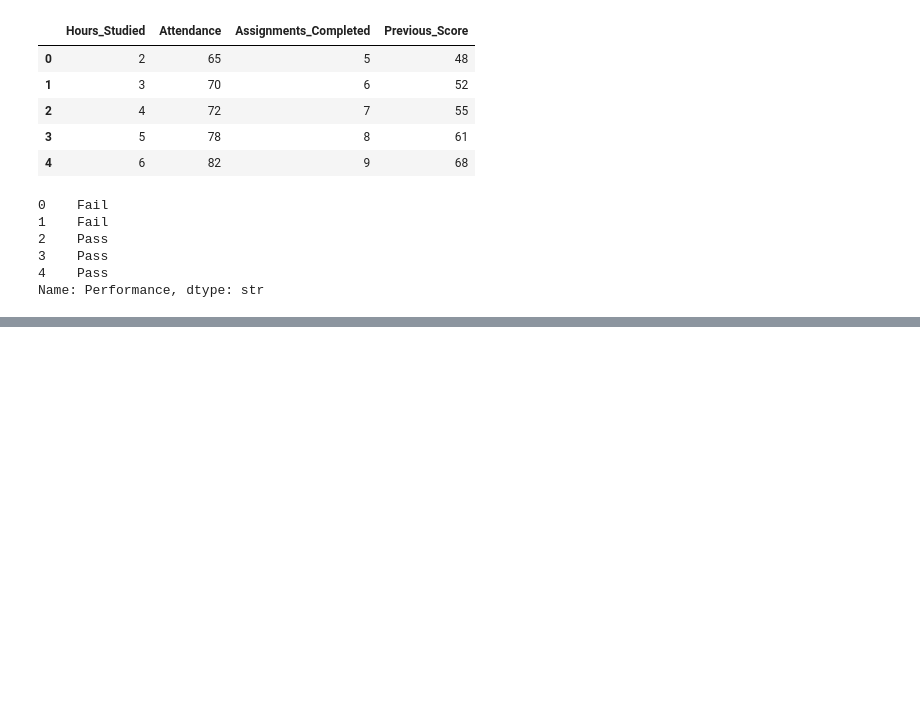
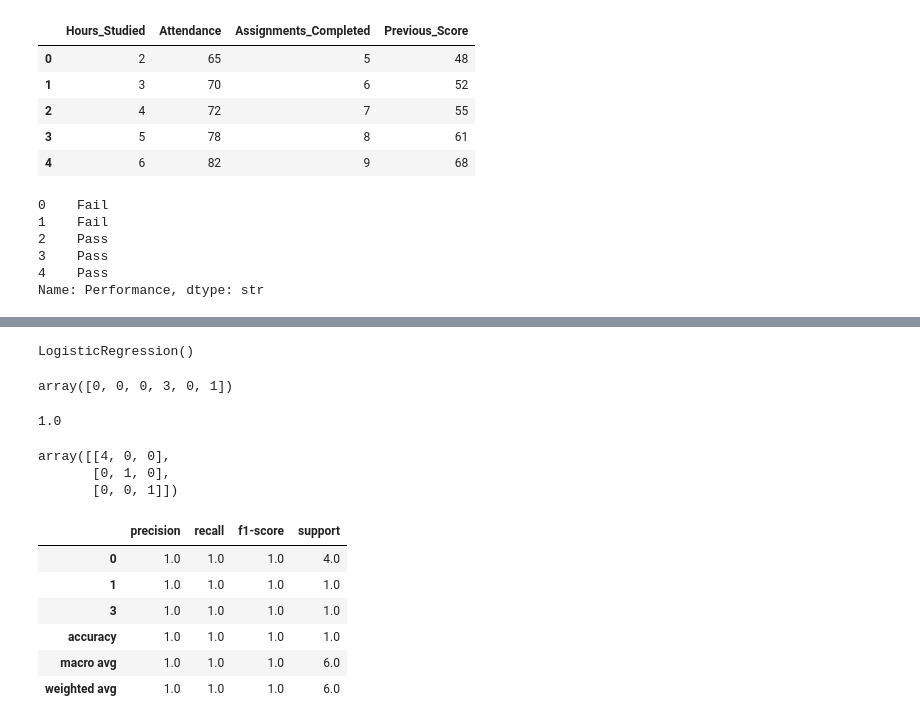
Before and after one commit to data-spice/AI_LESSON, a Jupyter notebook: lessons/label_encoding/label_enclssn.ipynb, the cells around one changed output, grey strips where cells are left out. Drawn from its saved outputs; the diff is of its cells as text; code cells hidden in the pictures; blank space fills up the shorter version.

Commit message:
Added a robust encoder in the lessons

```diff
--- a/lessons/label_encoding/label_enclssn.ipynb
+++ b/lessons/label_encoding/label_enclssn.ipynb
@@ -56,0 +114,5 @@ Name: Performance, dtype: str
+# %%
+encoder=LabelEncoder()
+
+y_train=encoder.fit_transform(y_train)
+y_test=encoder.transform(y_test)
@@ -56,0 +121,38 @@ Name: Performance, dtype: str
+# %%
+model=LogisticRegression()
+# %%
+model.fit(X_train_transformed,y_train)
+# %% [output]
+LogisticRegression()
+# %%
+y_pred=model.predict(X_test_transformed)
+y_pred
+# %% [output]
+array([0, 0, 0, 3, 0, 1])
+# %%
+from sklearn.metrics import accuracy_score
+accuracy=accuracy_score(y_pred,y_test)
+accuracy
+# %% [output]
+1.0
+# %%
+from sklearn.metrics import confusion_matrix
+cm=confusion_matrix(y_pred,y_test)
+cm
+# %% [output]
+array([[4, 0, 0],
+       [0, 1, 0],
+       [0, 0, 1]])
+# %%
+from sklearn.metrics import classification_report
+report=classification_report(y_test,y_pred,output_dict=True)
+report_df=pd.DataFrame(report).T
+report_df
+# %% [output]
+|  | precision | recall | f1-score | support |
+| 0 | 1.0 | 1.0 | 1.0 | 4.0 |
+| 1 | 1.0 | 1.0 | 1.0 | 1.0 |
+| 3 | 1.0 | 1.0 | 1.0 | 1.0 |
+| accuracy | 1.0 | 1.0 | 1.0 | 1.0 |
+| macro avg | 1.0 | 1.0 | 1.0 | 6.0 |
+| weighted avg | 1.0 | 1.0 | 1.0 | 6.0 |
```
Also changed, not shown: parts of 9 cells of this notebook, 3 other files.
